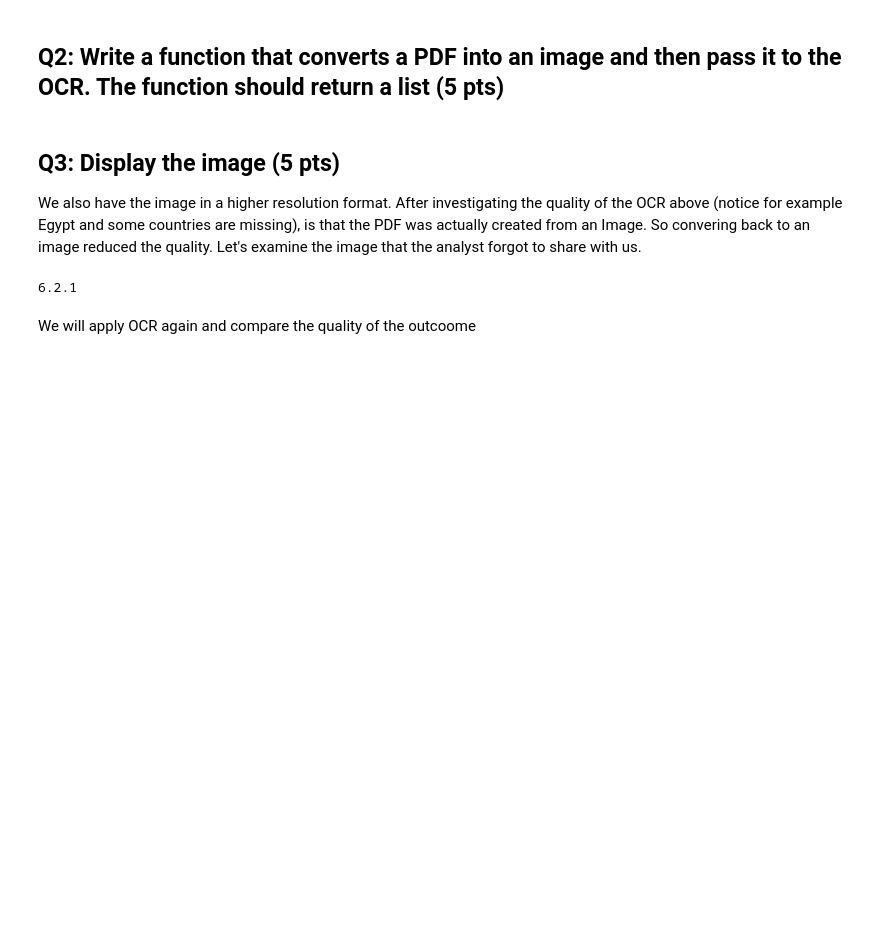
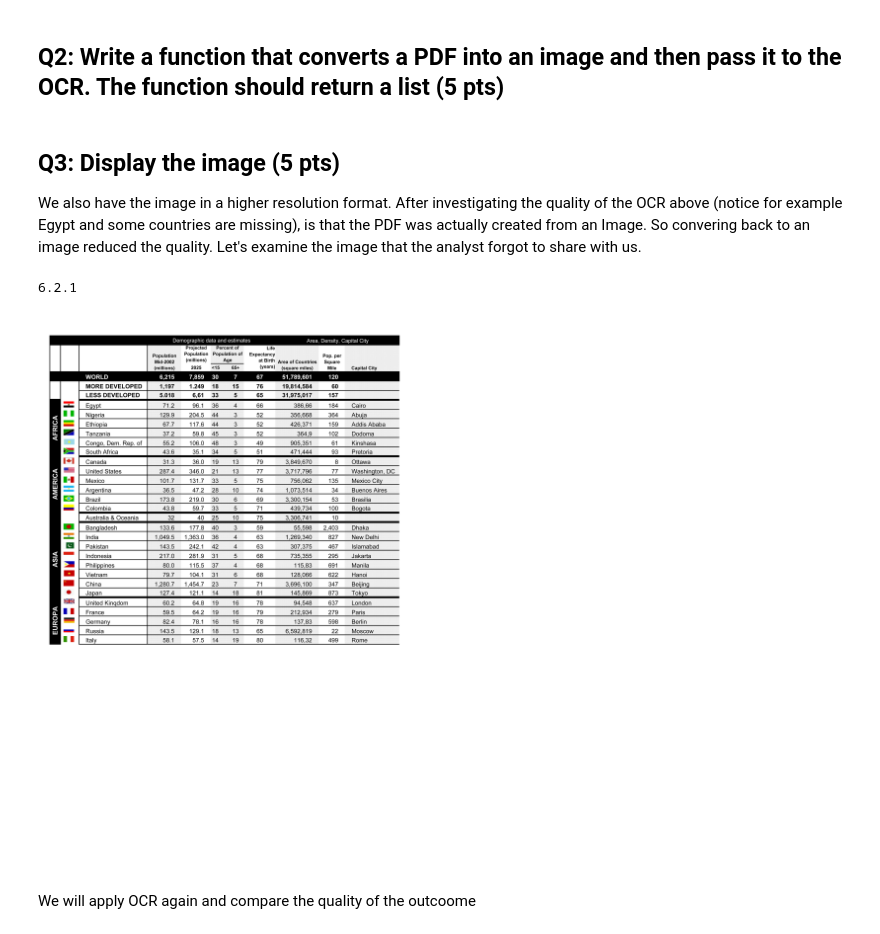
Before and after one commit to masonxmh/extra_credit, a Jupyter notebook: 15. Extra Credit Assignment.ipynb, the cells around one changed output. Saved outputs shown, nothing was run; the diff lists cells and outputs as text; code cells hidden in the pictures; blank space fills up the shorter version.

```diff
--- a/15. Extra Credit Assignment.ipynb
+++ b/15. Extra Credit Assignment.ipynb
@@ -157,9 +175,11 @@ We also have the image in a higher resolution format. After investigating the qu
 # %%
 file = os.path.join("Data", "English", "Scanned_documents", "t2.tif")
 ## YOUR CODE HERE
 print (PIL.PILLOW_VERSION)
+PIL.Image.open(file)
 # %% [output]
 6.2.1
+[figure, added]
 # %% [markdown]
 We will apply OCR again and compare the quality of the outcoome
 # %%
```
Also changed, not shown: parts of 1 cell of this notebook.
